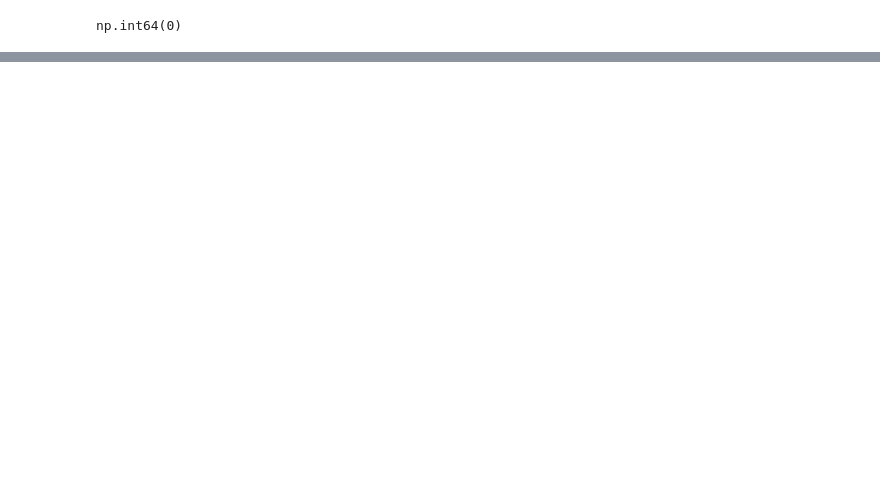
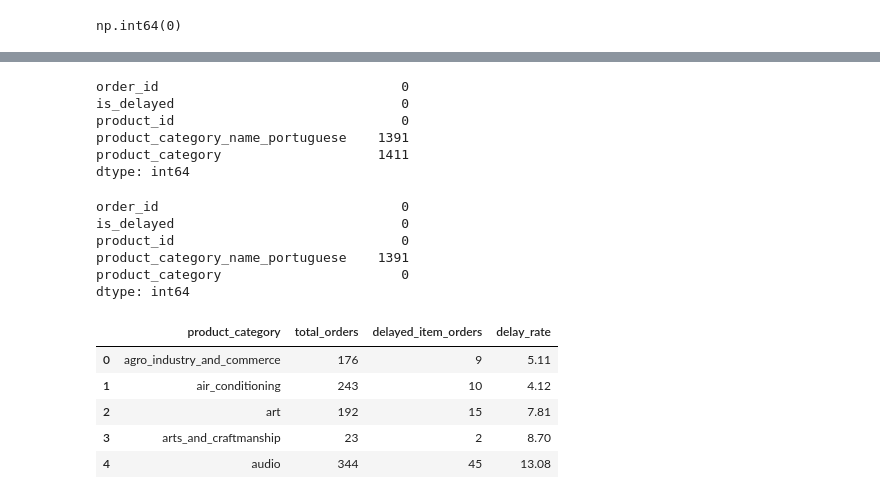
Before and after one commit to omkaryadav-11/olist-delivery-analysis, a Jupyter notebook: analysis.ipynb, the cells around one changed output, grey strips where cells are left out. Cells and saved outputs as stored; diff of their text form; code cells hidden in the pictures; blank space fills up the shorter version.

```diff
--- a/analysis.ipynb
+++ b/analysis.ipynb
@@ -1017 +1031,9 @@ final_sample.head()
+# %%
+# Lets rename product_category columns for better understanding
+df_prod.rename(
+    columns={
+        "product_category_name":"product_category_name_portuguese",
+        "product_category_name_english":"product_category"
+    },inplace=True
+)
 # %%
@@ -1139,0 +1049,9 @@ sample_analysis[sample_analysis['total_orders']>100].sort_values('delay_rate_pct
+# %%
+df_prod.isnull().sum()
+# %% [output]
+order_id                               0
+is_delayed                             0
+product_id                             0
+product_category_name_portuguese    1391
+product_category                    1411
+dtype: int64
@@ -1139,0 +1063,30 @@ sample_analysis[sample_analysis['total_orders']>100].sort_values('delay_rate_pct
+# %%
+df_prod.isnull().sum()
+# %% [output]
+order_id                               0
+is_delayed                             0
+product_id                             0
+product_category_name_portuguese    1391
+product_category                       0
+dtype: int64
+# %%
+## Lets calculate delay rate for each product_category
+
+df_prod['is_delayed']=df_prod['is_delayed'].map({"On-Time":False,"Delayed":True})
+
+prod_analysis=df_prod.groupby('product_category').agg(
+    total_orders=('order_id','count'),
+    delayed_item_orders=('is_delayed','sum')
+).reset_index()
+
+# Create delay_rate column
+prod_analysis['delay_rate']=round((prod_analysis['delayed_item_orders']/prod_analysis['total_orders'])*100,2)
+
+prod_analysis.head()
+# %% [output]
+|  | product_category | total_orders | delayed_item_orders | delay_rate |
+| 0 | agro_industry_and_commerce | 176 | 9 | 5.11 |
+| 1 | air_conditioning | 243 | 10 | 4.12 |
+| 2 | art | 192 | 15 | 7.81 |
+| 3 | arts_and_craftmanship | 23 | 2 | 8.70 |
+| 4 | audio | 344 | 45 | 13.08 |
```
Also changed, not shown: parts of 23 cells of this notebook.
